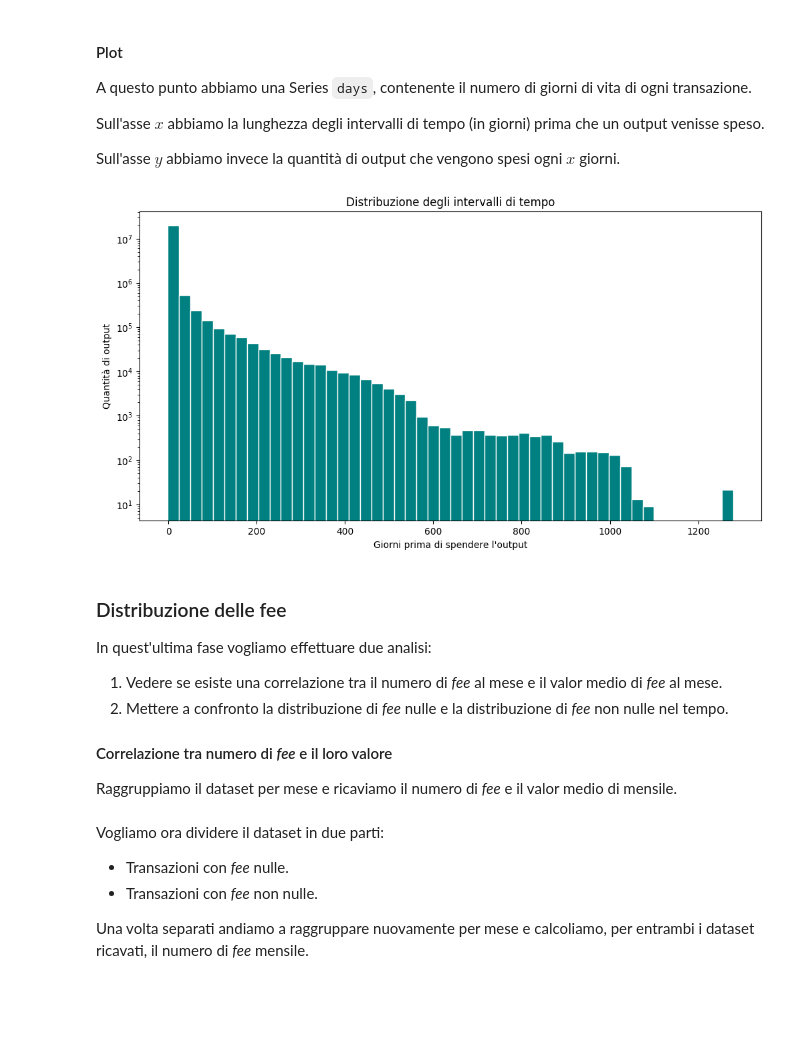
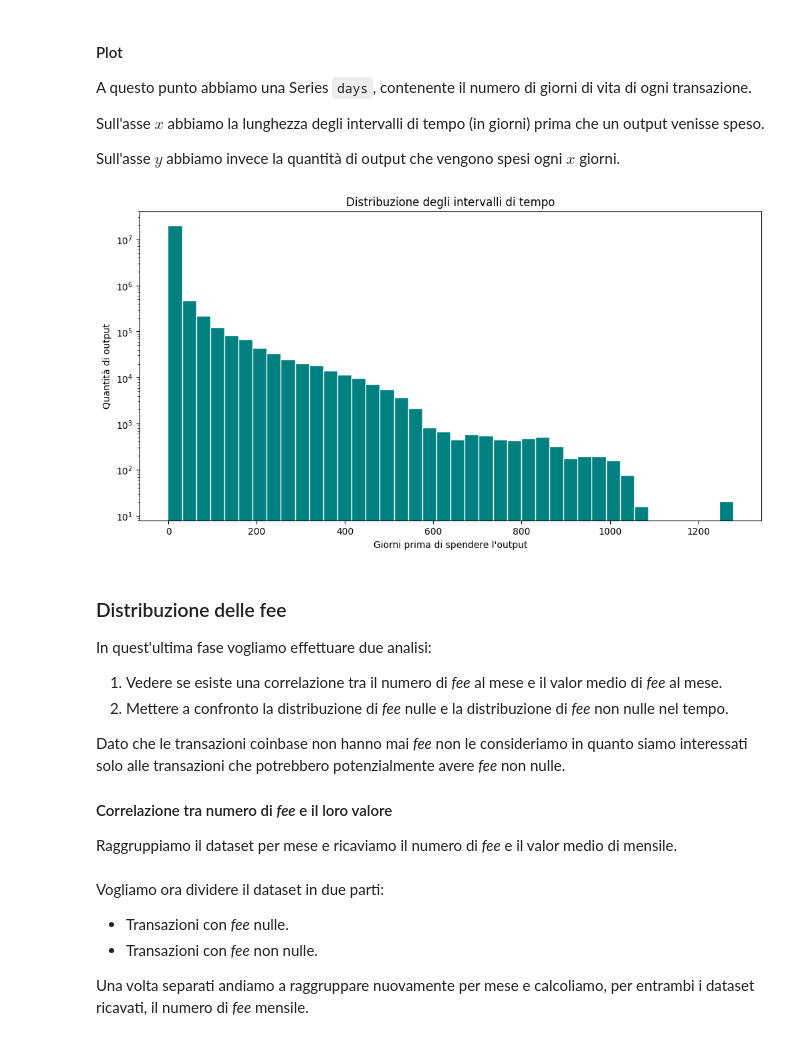
Before and after one commit to FedericoBustaffa/crafty, a Jupyter notebook: notebook.ipynb, the cells around one changed output. Drawn from its saved outputs; the diff is of its cells as text; code cells hidden in the pictures; blank space fills up the shorter version.

```diff
--- a/notebook.ipynb
+++ b/notebook.ipynb
@@ -330,14 +315,14 @@ venisse speso.
 Sull'asse $y$ abbiamo invece la quantità di output che vengono spesi ogni $x$ giorni.
 # %%
 plt.figure(figsize=(12, 6))
-plt.hist(days, bins=50, ec="w", color="teal")
+plt.hist(days, bins=40, ec="w", color="teal")
 
 plt.title("Distribuzione degli intervalli di tempo")
 plt.xlabel("Giorni prima di spendere l'output")
 plt.ylabel("Quantità di output")
 plt.yscale("log")
 # %% [output]
-[figure, old version]
+[figure, new version]
 # %% [markdown]
 ### Distribuzione delle fee
 
@@ -348,6 +333,9 @@ In quest'ultima fase vogliamo effettuare due analisi:
 2. Mettere a confronto la distribuzione di _fee_ nulle e la distribuzione di _fee_ non nulle nel
    tempo.
 
+Dato che le transazioni coinbase non hanno mai _fee_ non le consideriamo in quanto siamo
+interessati solo alle transazioni che potrebbero potenzialmente avere _fee_ non nulle.
+
 #### Correlazione tra numero di _fee_ e il loro valore
 
 Raggruppiamo il dataset per mese e ricaviamo il numero di _fee_ e il valor medio di mensile.
```
Also changed, not shown: parts of 13 cells of this notebook.
